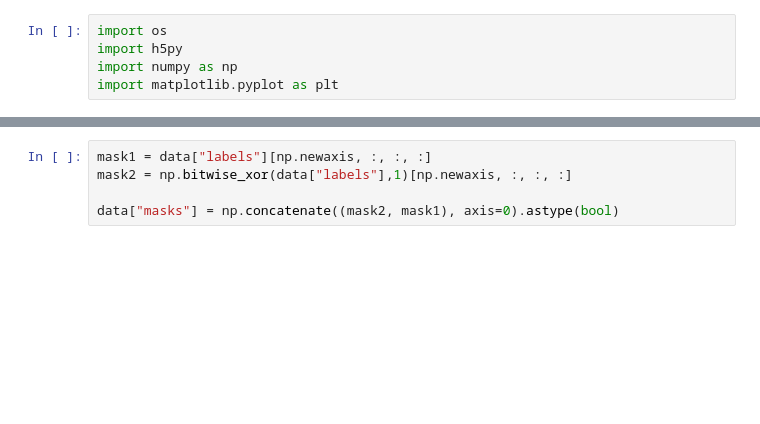
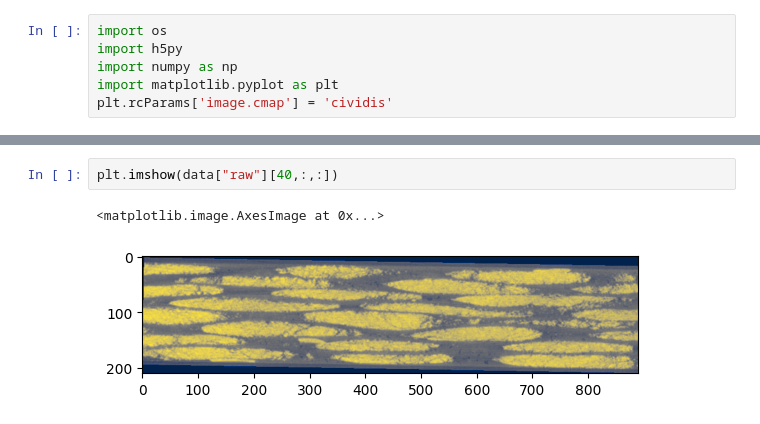
Before and after one commit to choROPeNt/3dseg, a Jupyter notebook: notebooks/pore-detection.ipynb, the cells around one changed output, grey strips where cells are left out. Cells and saved outputs as stored; diff of their text form; blank space fills up the shorter version.

```diff
--- a/notebooks/pore-detection.ipynb
+++ b/notebooks/pore-detection.ipynb
@@ -3,3 +3,4 @@ import os
 import h5py
 import numpy as np
 import matplotlib.pyplot as plt
+plt.rcParams['image.cmap'] = 'cividis'
@@ -52,5 +48,5 @@ uint8
-# %%
-mask1 = data["labels"][np.newaxis, :, :, :]
-mask2 = np.bitwise_xor(data["labels"],1)[np.newaxis, :, :, :]
-
-data["masks"] = np.concatenate((mask2, mask1), axis=0).astype(bool)
+# %%
+plt.imshow(data["raw"][40,:,:])
+# %% [output]
+<matplotlib.image.AxesImage at 0x...>
+[figure, added]
```
Also changed, not shown: parts of 13 cells of this notebook, 1 other file.
